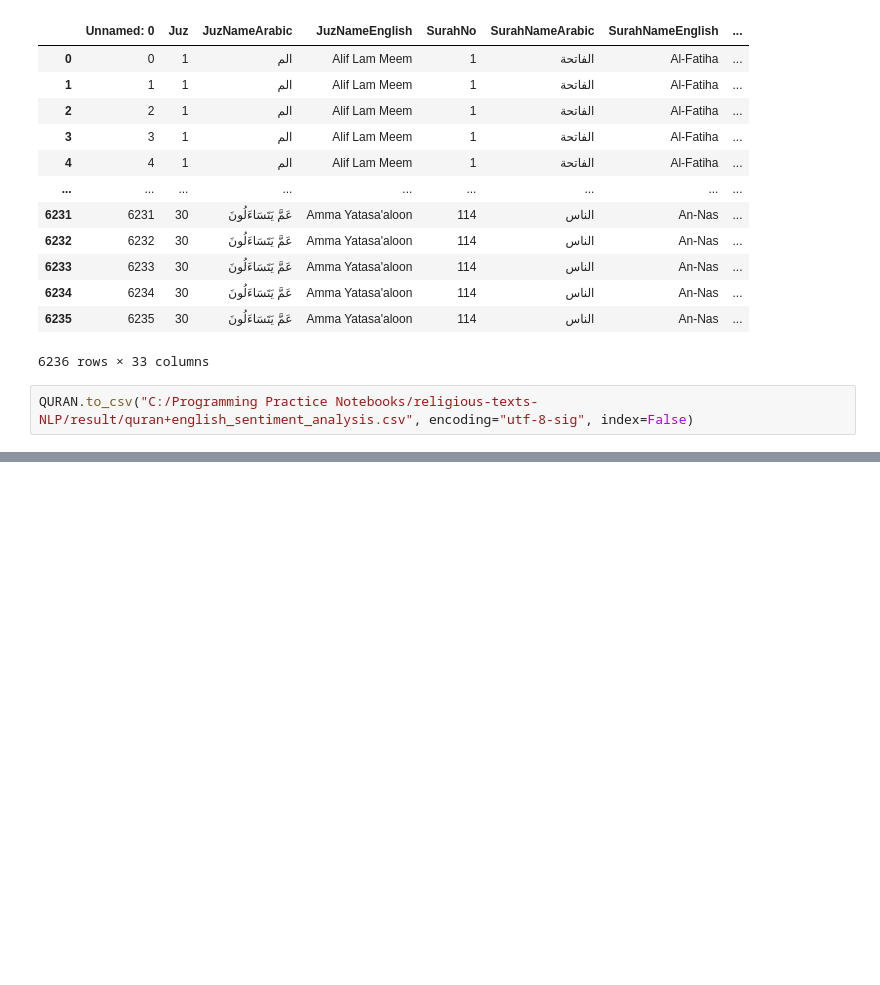
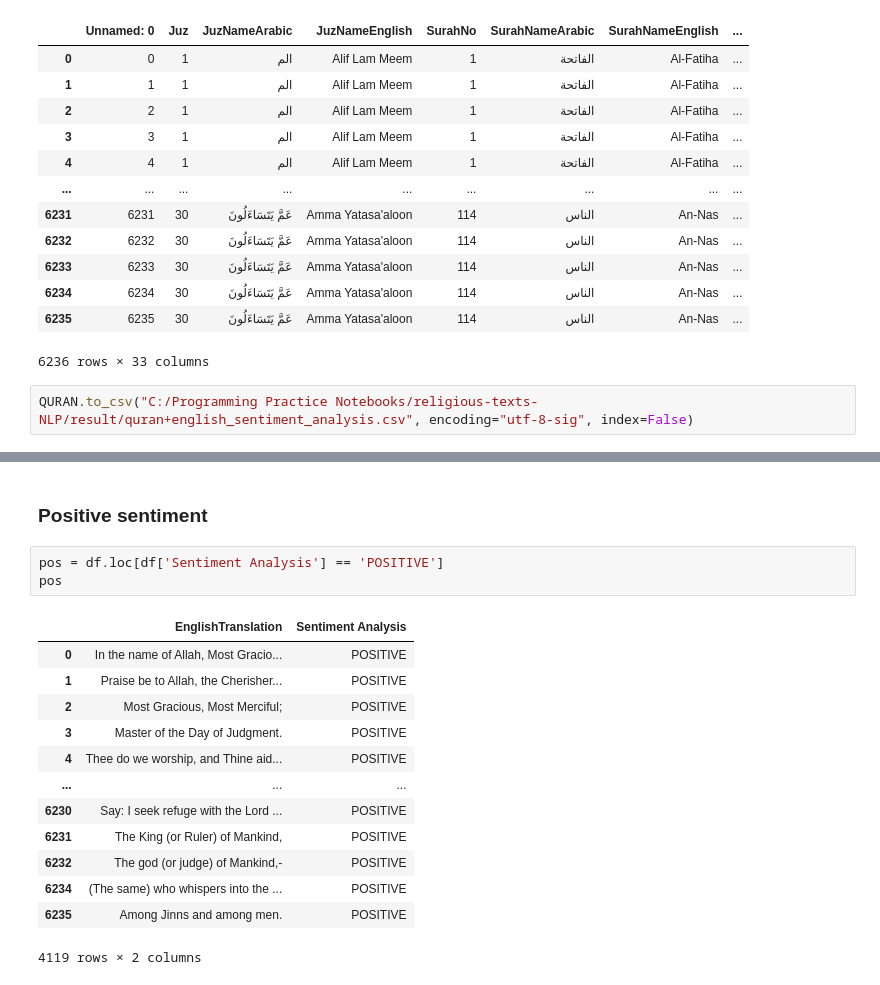
Before and after one commit to mattummal/religious-texts-NLP, a Jupyter notebook: quran.ipynb, the cells around one changed output, grey strips where cells are left out. Saved outputs shown, nothing was run; the diff lists cells and outputs as text; blank space fills up the shorter version.

```diff
--- a/quran.ipynb
+++ b/quran.ipynb
@@ -82,0 +123,19 @@ QURAN.to_csv("C:/Programming Practice Notebooks/religious-texts-NLP/result/quran
+# %% [markdown]
+### Positive sentiment
+# %%
+pos = df.loc[df['Sentiment Analysis'] == 'POSITIVE']
+pos
+# %% [output]
+|  | EnglishTranslation | Sentiment Analysis |
+| 0 | In the name of Allah, Most Gracio... | POSITIVE |
+| 1 | Praise be to Allah, the Cherisher... | POSITIVE |
+| 2 | Most Gracious, Most Merciful; | POSITIVE |
+| 3 | Master of the Day of Judgment. | POSITIVE |
+| 4 | Thee do we worship, and Thine aid... | POSITIVE |
+| ... | ... | ... |
+| 6230 | Say: I seek refuge with the Lord ... | POSITIVE |
+| 6231 | The King (or Ruler) of Mankind, | POSITIVE |
+| 6232 | The god (or judge) of Mankind,- | POSITIVE |
+| 6234 | (The same) who whispers into the ... | POSITIVE |
+| 6235 | Among Jinns and among men. | POSITIVE |
+4119 rows × 2 columns
```
Also changed, not shown: parts of 7 cells of this notebook, 1 other file.
